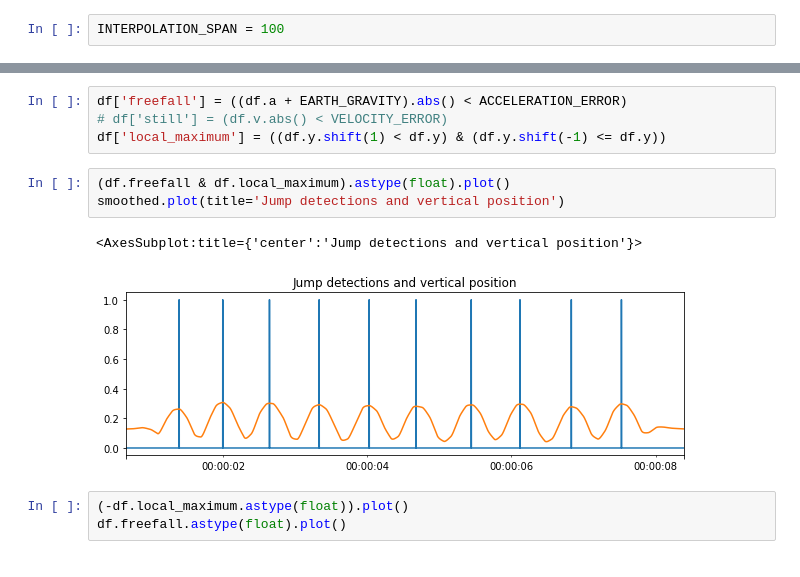
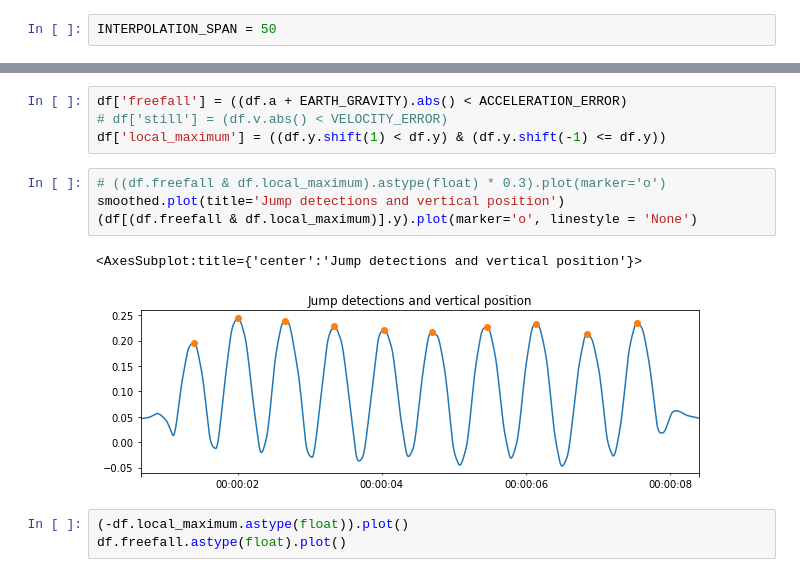
Before and after one commit to f1ren/jump-rope, a Jupyter notebook: Jump detection.ipynb, the cells around one changed output, grey strips where cells are left out. Drawn from its saved outputs; the diff is of its cells as text.

```diff
--- a/Jump detection.ipynb
+++ b/Jump detection.ipynb
@@ -45,7 +45,7 @@ df.y.plot(title='Vertical position in meters')
 # %% [markdown]
 # $\tilde{y}$,$\dot{y}$,$\ddot{y}$
 # %%
-INTERPOLATION_SPAN = 100
+INTERPOLATION_SPAN = 50
 # %%
 interpolated = df.y.resample('1L').interpolate()
 # interpolated.plot()
@@ -82,11 +82,12 @@ df['freefall'] = ((df.a + EARTH_GRAVITY).abs() < ACCELERATION_ERROR)
 # df['still'] = (df.v.abs() < VELOCITY_ERROR)
 df['local_maximum'] = ((df.y.shift(1) < df.y) & (df.y.shift(-1) <= df.y))
 # %%
-(df.freefall & df.local_maximum).astype(float).plot()
+# ((df.freefall & df.local_maximum).astype(float) * 0.3).plot(marker='o')
 smoothed.plot(title='Jump detections and vertical position')
+(df[(df.freefall & df.local_maximum)].y).plot(marker='o', linestyle = 'None')
 # %% [output]
 <AxesSubplot:title={'center':'Jump detections and vertical position'}>
-[figure, old version]
+[figure, new version]
 # %%
 (-df.local_maximum.astype(float)).plot()
 df.freefall.astype(float).plot()
```
Also changed, not shown: parts of 5 cells of this notebook, 3 other files.
